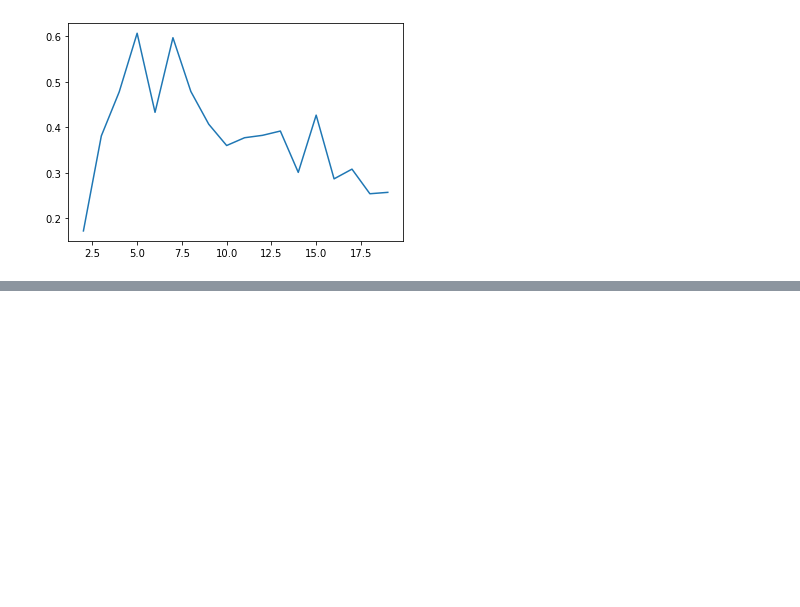
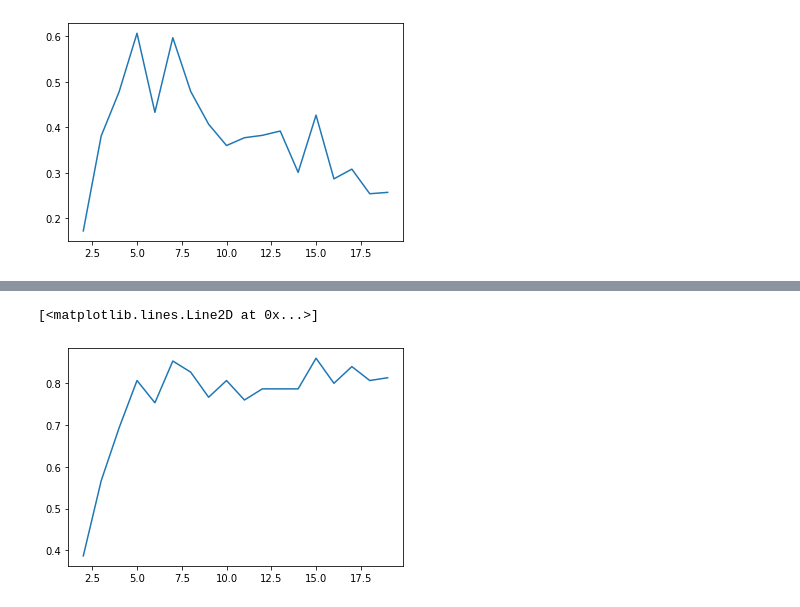
Before and after one commit to ahsun-tariq/cs-534-ia4, a Jupyter notebook: IA4 (1).ipynb, the cells around one changed output, grey strips where cells are left out. Cells and saved outputs as stored; diff of their text form; code cells hidden in the pictures; blank space fills up the shorter version.

Commit message:
AT - implement purity

```diff
--- a/IA4 (1).ipynb
+++ b/IA4 (1).ipynb
@@ -550,3 +566,20 @@ plt.plot( cluster_size_adj, list_of_predictions_adj)
 # %% [output]
 [<matplotlib.lines.Line2D at 0x...>]
 [figure]
+# %%
+from sklearn.metrics.cluster import contingency_matrix
+list_of_predictions_purity = []
+cluster_size_purity = []
+for cluster in range(2,20,1):
+    kmeans = KMeans(n_clusters=cluster, random_state=0)
+    kmeans.fit(filtered_embeds)
+    model_kmeans = kmeans.transform(filtered_embeds)
+    list_of_labels.append(kmeans.labels_)
+    cluster_centers.append(kmeans.cluster_centers_)
+   # kmeans_prediction = kmeans.predict(kmeans_embeds)
+    kmeans_prediction = kmeans.predict(filtered_embeds)
+    cont_matrix = contingency_matrix(new_array, kmeans_prediction)
+    purity = np.sum(np.amax(cont_matrix, axis=0)) / np.sum(cont_matrix)
+    print('f cluster: {}'.format(cluster), purity)
+    list_of_predictions_purity.append(purity)
+    cluster_size_purity.append(cluster)
@@ -552,0 +605,5 @@ plt.plot( cluster_size_adj, list_of_predictions_adj)
+# %%
+plt.plot(cluster_size_purity, list_of_predictions_purity)
+# %% [output]
+[<matplotlib.lines.Line2D at 0x...>]
+[figure, added]
```
Also changed, not shown: parts of 8 cells of this notebook, 1 other file.
